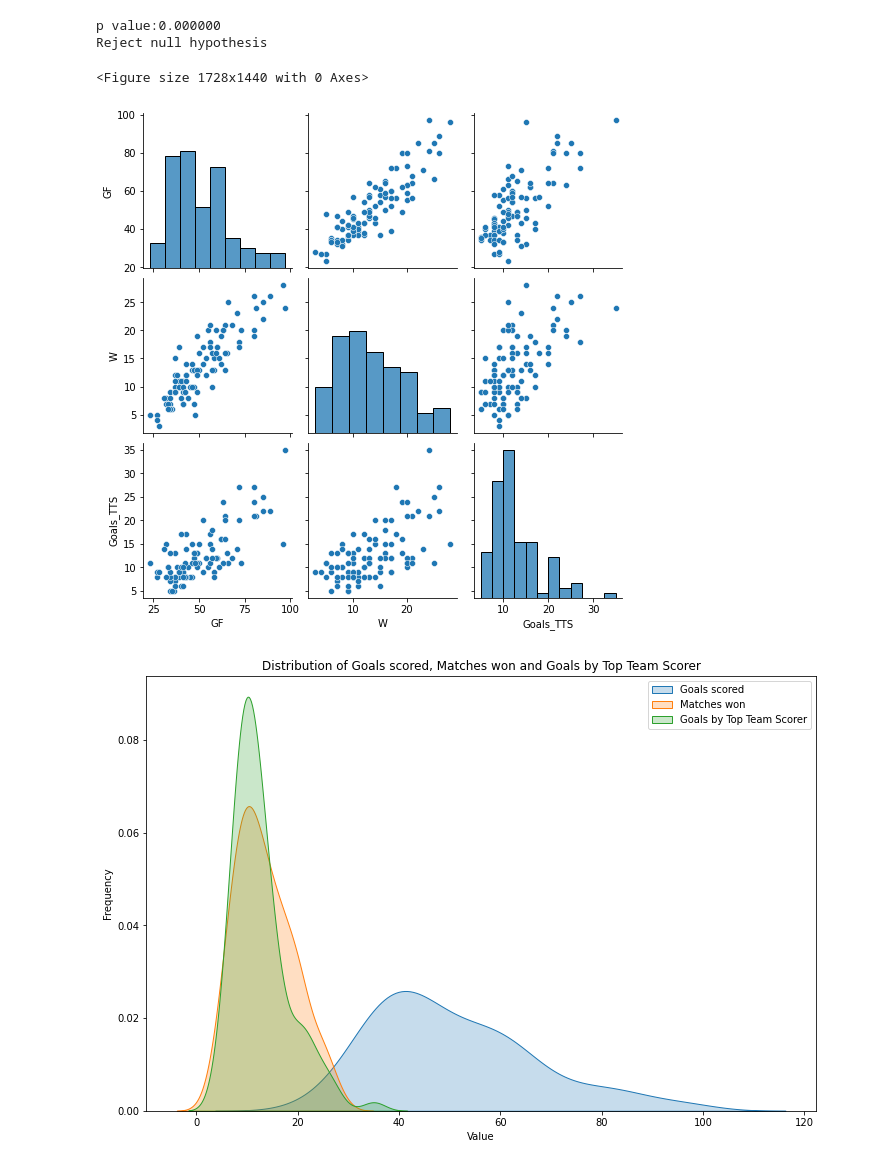
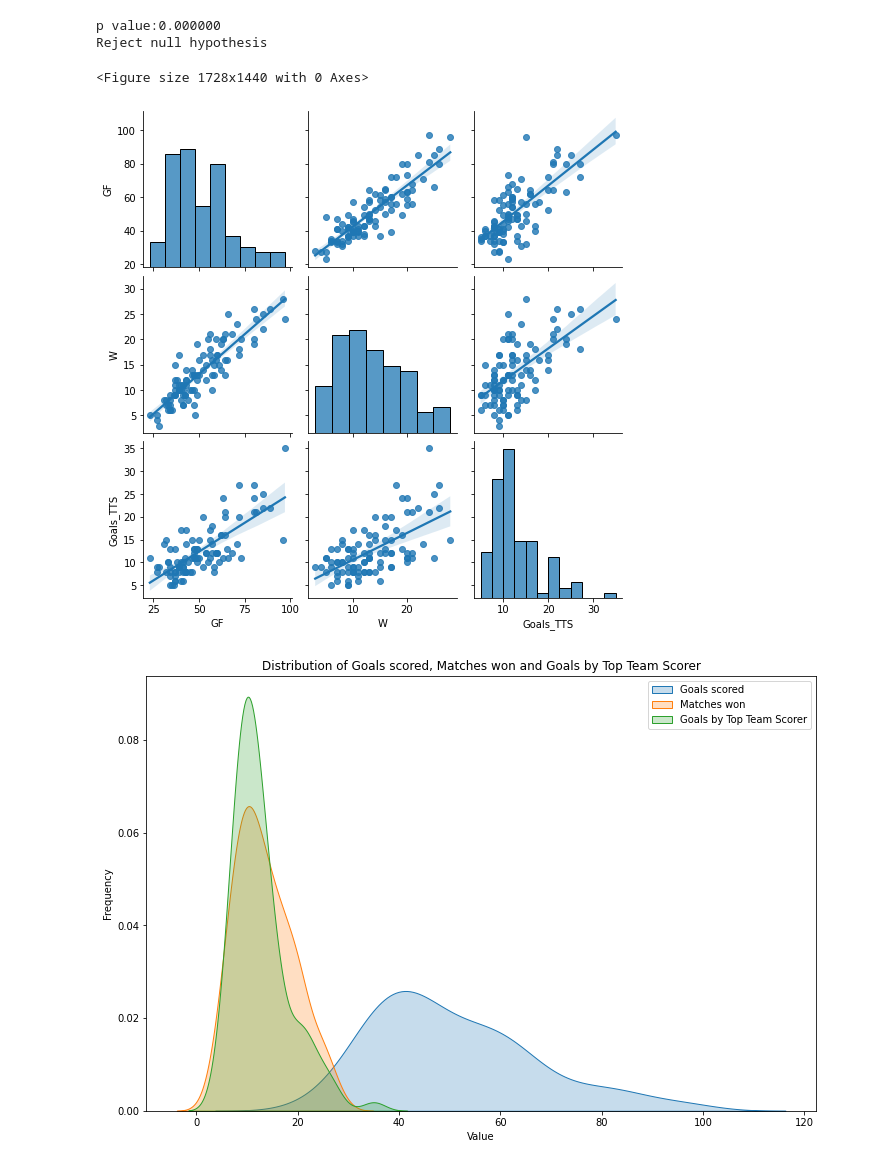
Before and after one commit to ddenebb/hipotesis_testing, a Jupyter notebook: Tasca_M5_T01.ipynb, the cells around one changed output. Saved outputs shown, nothing was run; the diff lists cells and outputs as text; code cells hidden in the pictures.

```diff
--- a/Tasca_M5_T01.ipynb
+++ b/Tasca_M5_T01.ipynb
@@ -359,19 +380,19 @@ else:
 p value:0.000000
 Reject null hypothesis
 # %%
-#Define figure size
+# Define figure size
 plt.figure(figsize=(24,20))
 # Select the relevant columns
 data = df[['GF', 'W', 'Goals_TTS']]
 
 # Create the scatter plot matrix
-sns.pairplot(data)
+sns.pairplot(data, kind="reg")
 
 # Show the plot
 plt.show()
 # %% [output]
 <Figure size 1728x1440 with 0 Axes>
-[figure, old version]
+[figure, new version]
 # %%
 fig, ax = plt.subplots(figsize=(12,8))
 # Load the data into three separate variables
```
Also changed, not shown: parts of 2 cells of this notebook.
